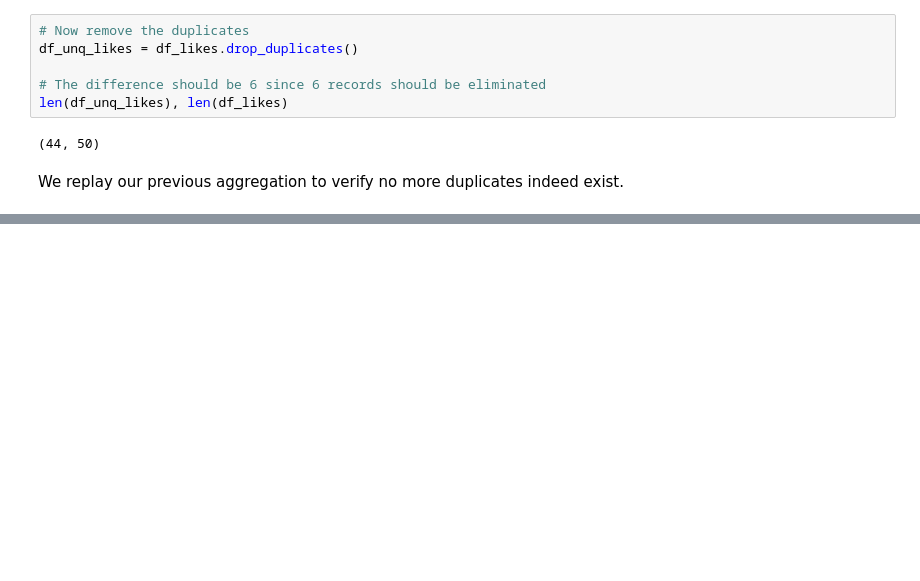
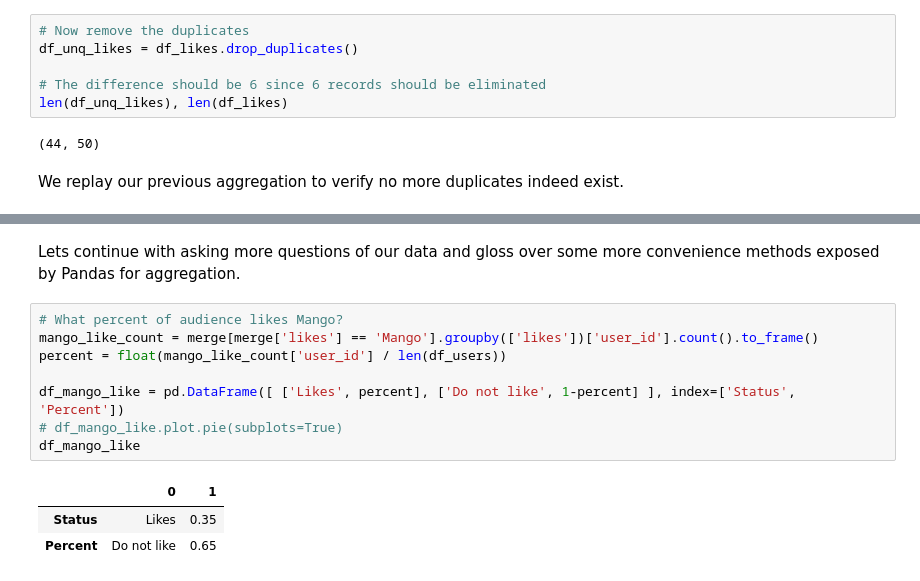
Before and after one commit to dragomirradev/python-data-analysis, a Jupyter notebook: 1-Working-with-relational-data-using-Pandas.ipynb, the cells around one changed output, grey strips where cells are left out. Cells and saved outputs as stored; diff of their text form; blank space fills up the shorter version.

```diff
--- a/1-Working-with-relational-data-using-Pandas.ipynb
+++ b/1-Working-with-relational-data-using-Pandas.ipynb
@@ -489,3 +486,17 @@ unq_user_likes_group.reset_index()
 unq_user_likes_group[unq_user_likes_group['Records'] > 1].reset_index()
 # %% [output]
 |  | id | name | likes | Records |
+# %% [markdown]
+Lets continue with asking more questions of our data and gloss over some more convenience methods exposed by Pandas for aggregation.
+# %%
+# What percent of audience likes Mango?
+mango_like_count = merge[merge['likes'] == 'Mango'].groupby(['likes'])['user_id'].count().to_frame()
+percent = float(mango_like_count['user_id'] / len(df_users))
+
+df_mango_like = pd.DataFrame([ ['Likes', percent], ['Do not like', 1-percent] ], index=['Status', 'Percent'])
+# df_mango_like.plot.pie(subplots=True)
+df_mango_like
+# %% [output]
+|  | 0 | 1 |
+| Status | Likes | 0.35 |
+| Percent | Do not like | 0.65 |
```
Also changed, not shown: parts of 3 cells of this notebook.
